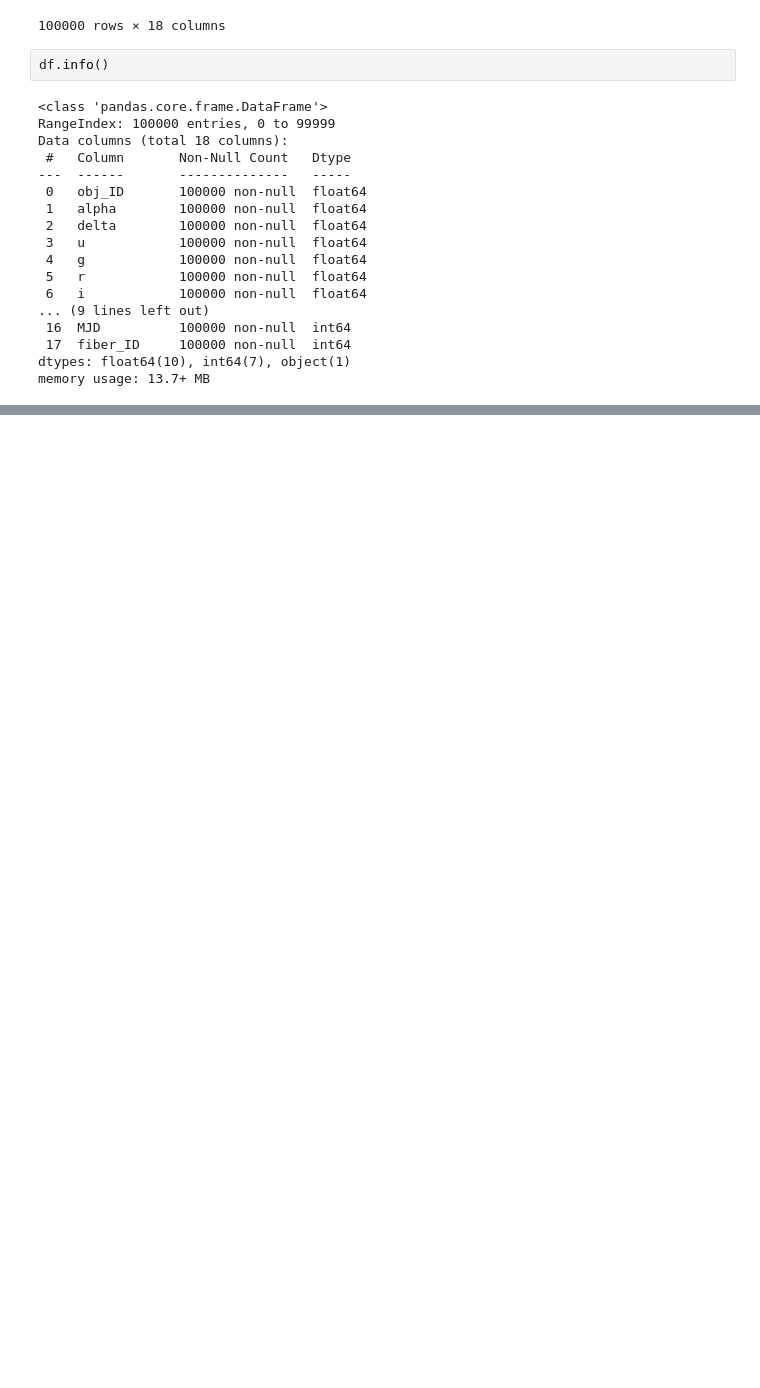
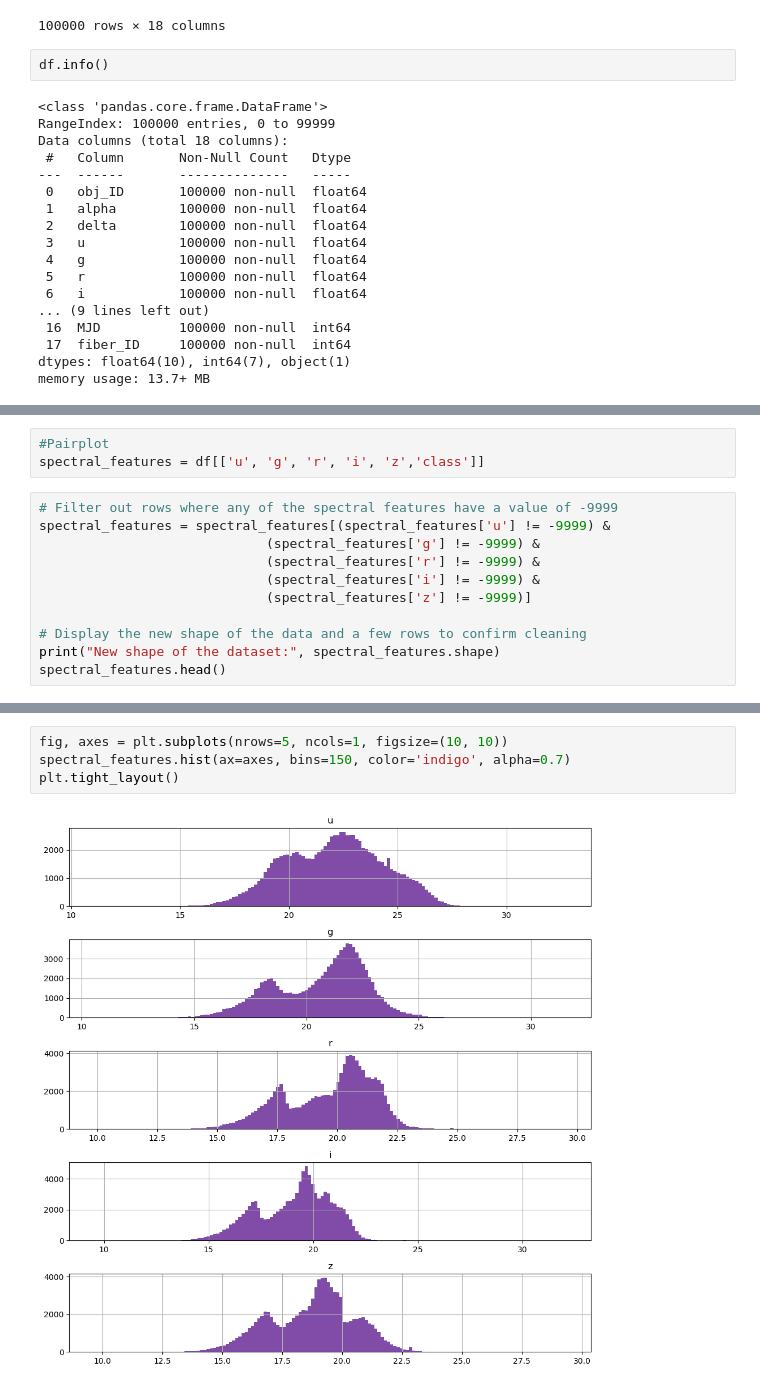
Before and after one commit to l-velazquez/Final_ML_project, a Jupyter notebook: Astro_ML.ipynb, the cells around one changed output, grey strips where cells are left out. Saved outputs shown, nothing was run; the diff lists cells and outputs as text; blank space fills up the shorter version.

```diff
--- a/Astro_ML.ipynb
+++ b/Astro_ML.ipynb
@@ -98,0 +81,14 @@ plt.show()
+# %%
+#Pairplot
+spectral_features = df[['u', 'g', 'r', 'i', 'z','class']]
+# %%
+# Filter out rows where any of the spectral features have a value of -9999
+spectral_features = spectral_features[(spectral_features['u'] != -9999) &
+                             (spectral_features['g'] != -9999) &
+                             (spectral_features['r'] != -9999) &
+                             (spectral_features['i'] != -9999) &
+                             (spectral_features['z'] != -9999)]
+
+# Display the new shape of the data and a few rows to confirm cleaning
+print("New shape of the dataset:", spectral_features.shape)
+spectral_features.head()
@@ -98,0 +103,6 @@ plt.show()
+# %%
+fig, axes = plt.subplots(nrows=5, ncols=1, figsize=(10, 10))
+spectral_features.hist(ax=axes, bins=150, color='indigo', alpha=0.7)
+plt.tight_layout()
+# %% [output]
+[figure, added]
```
Also changed, not shown: parts of 7 cells of this notebook.
